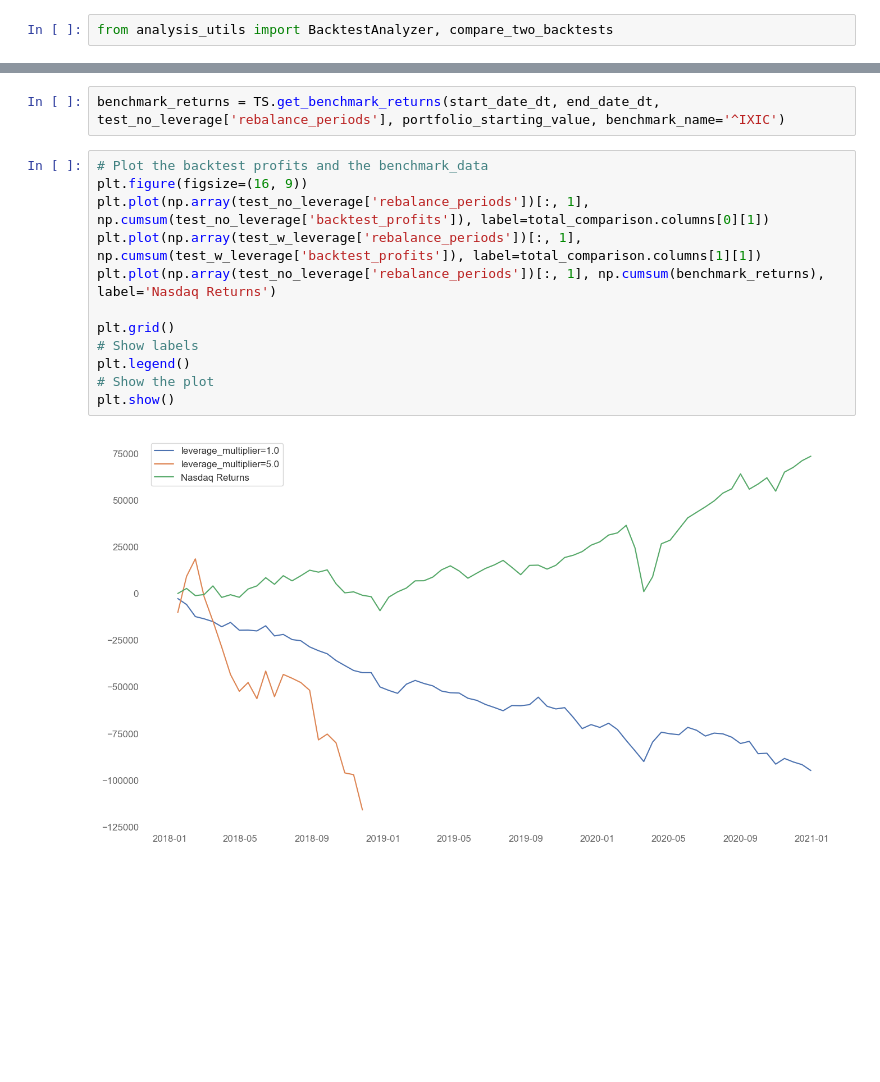
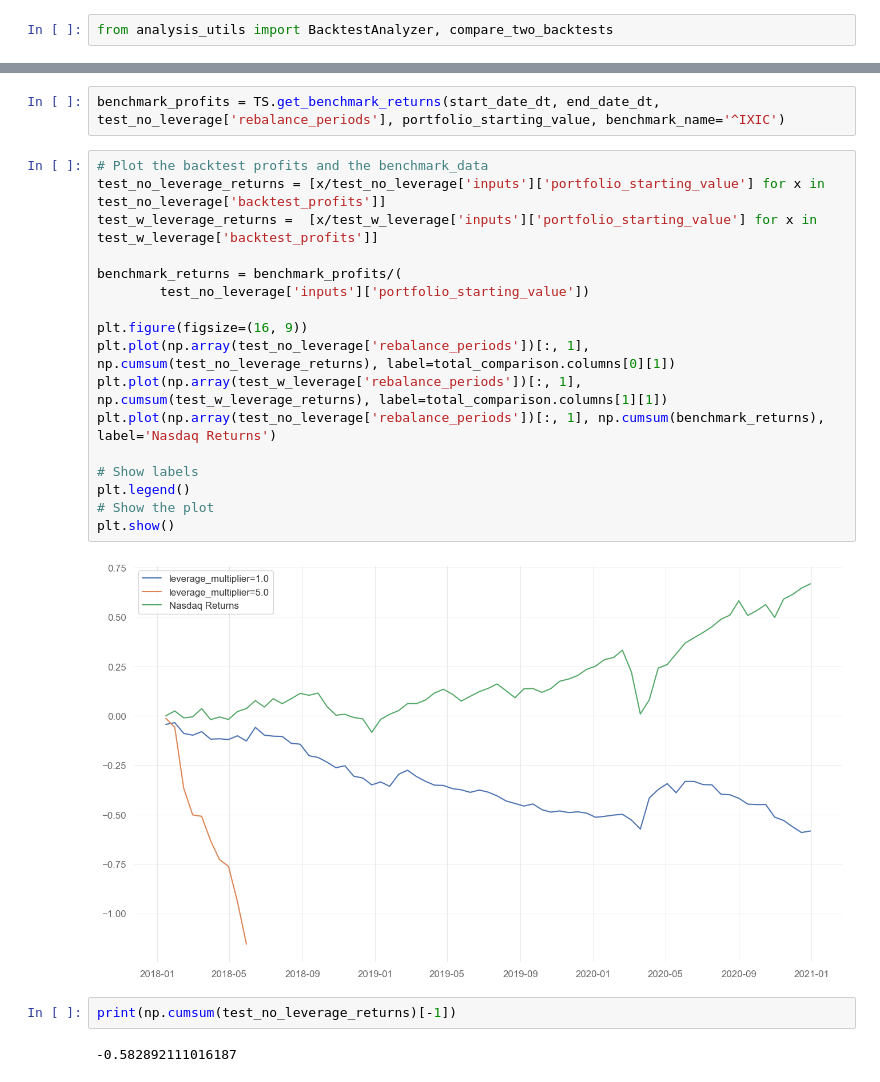
Before and after one commit to vandanchopra/mathematricks, a Jupyter notebook: stock_automation_testing_v5.ipynb, the cells around one changed output, grey strips where cells are left out. Saved outputs shown, nothing was run; the diff lists cells and outputs as text; blank space fills up the shorter version.

```diff
--- a/stock_automation_testing_v5.ipynb
+++ b/stock_automation_testing_v5.ipynb
@@ -133,16 +119,25 @@ Backtest analysis saved to backtests/Test_2_analysis.pkl
 # %%
-benchmark_returns = TS.get_benchmark_returns(start_date_dt, end_date_dt, test_no_leverage['rebalance_periods'], portfolio_starting_value, benchmark_name='^IXIC')
+benchmark_profits = TS.get_benchmark_returns(start_date_dt, end_date_dt, test_no_leverage['rebalance_periods'], portfolio_starting_value, benchmark_name='^IXIC')
 # %%
 # Plot the backtest profits and the benchmark_data
+test_no_leverage_returns = [x/test_no_leverage['inputs']['portfolio_starting_value'] for x in test_no_leverage['backtest_profits']]
+test_w_leverage_returns =  [x/test_w_leverage['inputs']['portfolio_starting_value'] for x in test_w_leverage['backtest_profits']]
+
+benchmark_returns = benchmark_profits/(
+        test_no_leverage['inputs']['portfolio_starting_value'])
+
 plt.figure(figsize=(16, 9))
-plt.plot(np.array(test_no_leverage['rebalance_periods'])[:, 1], np.cumsum(test_no_leverage['backtest_profits']), label=total_comparison.columns[0][1])
-plt.plot(np.array(test_w_leverage['rebalance_periods'])[:, 1], np.cumsum(test_w_leverage['backtest_profits']), label=total_comparison.columns[1][1])
+plt.plot(np.array(test_no_leverage['rebalance_periods'])[:, 1], np.cumsum(test_no_leverage_returns), label=total_comparison.columns[0][1])
+plt.plot(np.array(test_w_leverage['rebalance_periods'])[:, 1], np.cumsum(test_w_leverage_returns), label=total_comparison.columns[1][1])
 plt.plot(np.array(test_no_leverage['rebalance_periods'])[:, 1], np.cumsum(benchmark_returns), label='Nasdaq Returns')
 
-plt.grid()
 # Show labels
 plt.legend()
 # Show the plot
 plt.show()
 # %% [output]
-[figure, old version]
+[figure, new version]
+# %%
+print(np.cumsum(test_no_leverage_returns)[-1])
+# %% [output]
+-0.582892111016187
```
Also changed, not shown: parts of 3 cells of this notebook, 4 other files.
